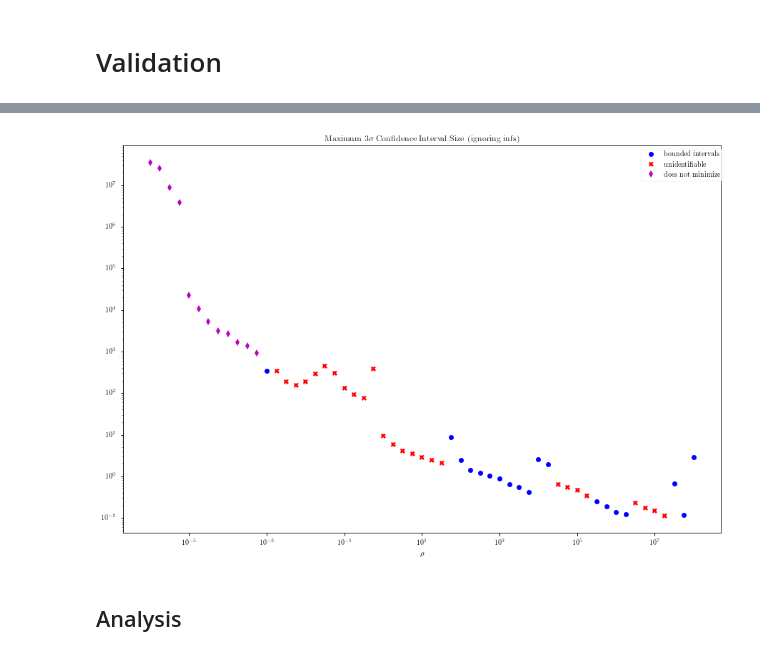
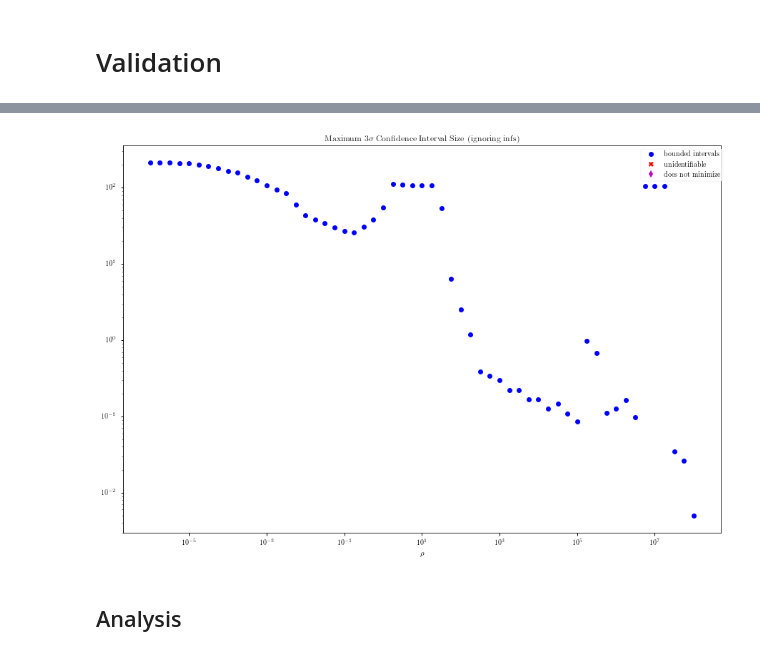
Before and after one commit to dwu402/self-harm, a Jupyter notebook: smol-case-2.ipynb, the cells around one changed output, grey strips where cells are left out. Cells and saved outputs as stored; diff of their text form; code cells hidden in the pictures.

```diff
--- a/smol-case-2.ipynb
+++ b/smol-case-2.ipynb
@@ -92,7 +92,7 @@ view.draw_basis(target_rho=316.22776601683796, labels='xyz')
 # %%
-view.validate_on_confidence(method="relative")
+view.validate_on_confidence(method="uniform")
 # %% [output]
-[figure, old version]
+[figure, new version]
 # %% [markdown]
 ## Analysis
 # %%
```
Also changed, not shown: parts of 10 cells of this notebook, 2 other files.
